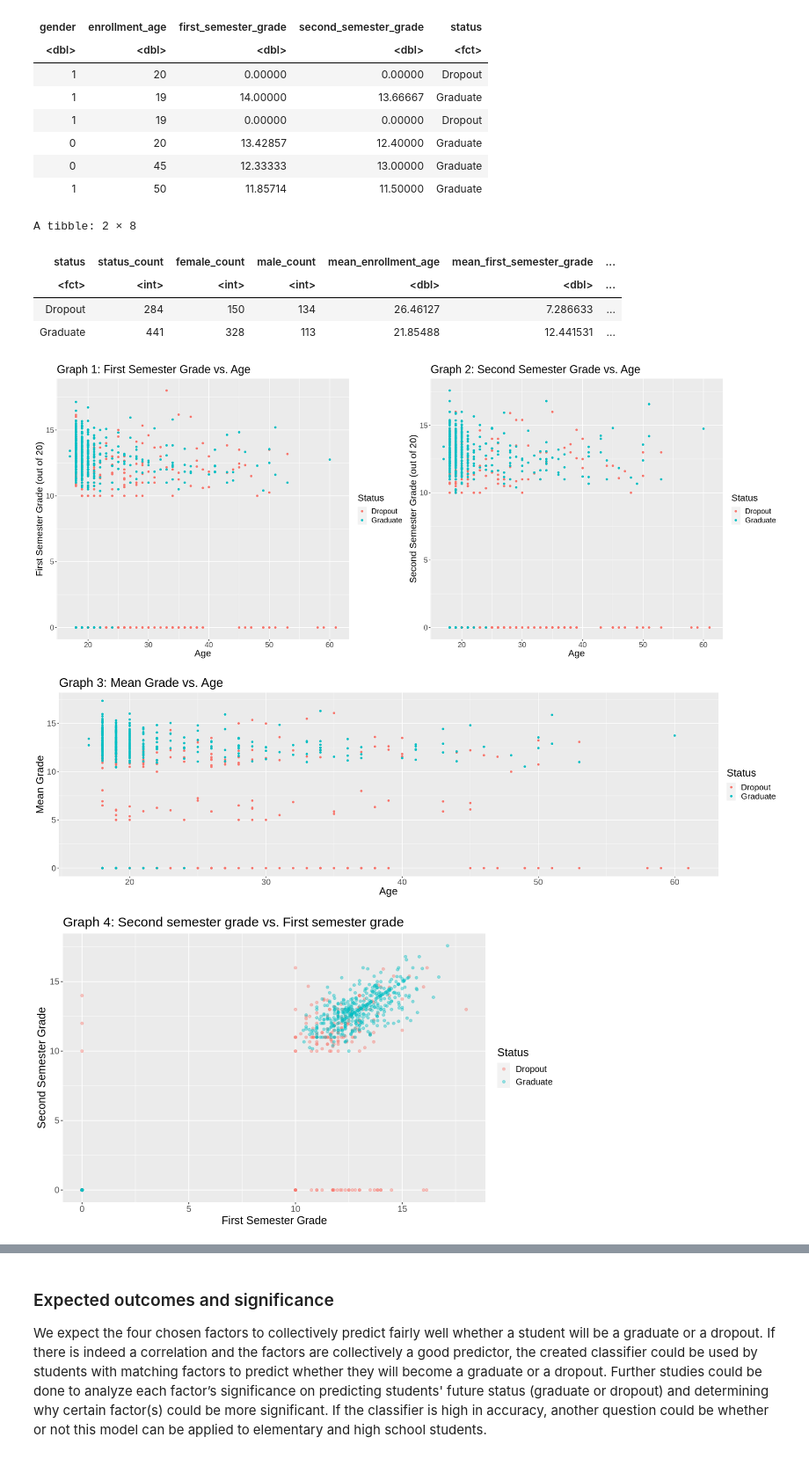
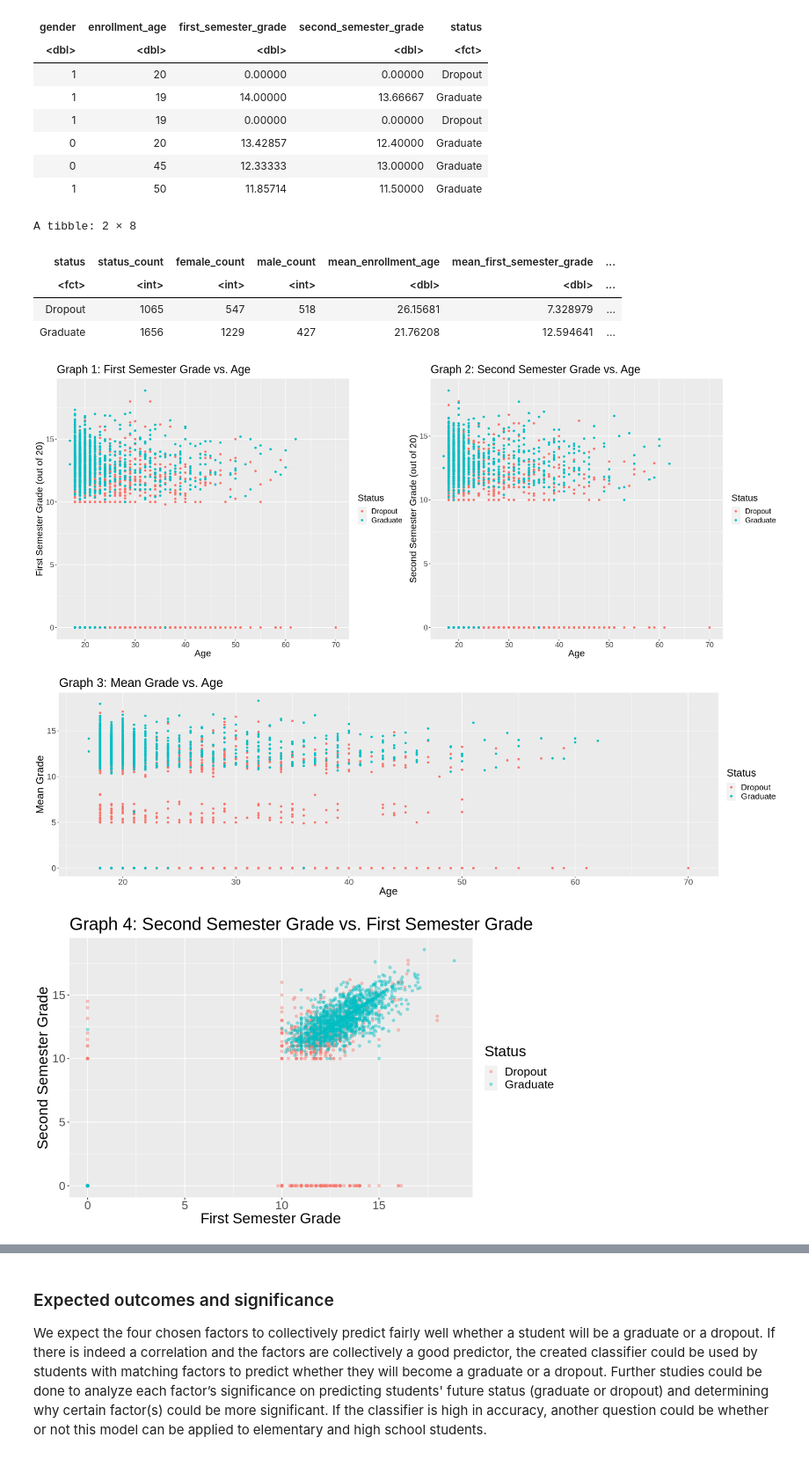
Before and after one commit to ekang27kc/dsci100-2023-T2-Group01-project, a Jupyter notebook: Project_Proposal.ipynb, the cells around one changed output, grey strips where cells are left out. Shown at 88% size. Drawn from its saved outputs; the diff is of its cells as text; code cells hidden in the pictures.

```diff
--- a/Project_Proposal.ipynb
+++ b/Project_Proposal.ipynb
@@ -64,7 +61,7 @@ A tibble: 6 × 5
 | 1 | 50 | 11.85714 | 11.50000 | Graduate |
 # %%
 # split data, create training data and testing data
-data_split <- initial_split(my_data, prop = 0.2, strata = status) # why prop=0.2 (20%)- isn't that too low?
+data_split <- initial_split(my_data, prop = 0.75, strata = status)
 data_train <- training(data_split)
 data_test <- testing(data_split)
 # %%
@@ -83,8 +80,8 @@ summary_table
 A tibble: 2 × 8
 | status | status_count | female_count | male_count | mean_enrollment_age | mean_first_semester_grade | ... |
 | <fct> | <int> | <int> | <int> | <dbl> | <dbl> | ... |
-| Dropout | 284 | 150 | 134 | 26.46127 | 7.286633 | ... |
-| Graduate | 441 | 328 | 113 | 21.85488 | 12.441531 | ... |
+| Dropout | 1065 | 547 | 518 | 26.15681 | 7.328979 | ... |
+| Graduate | 1656 | 1229 | 427 | 21.76208 | 12.594641 | ... |
 # %%
 # graph 1: first semester grade vs. age
 # graph 2: second semester grade vs. age
@@ -104,9 +101,9 @@ plot_two <- ggplot(data_train,
                            theme(text = element_text(size = 18))
 plot_grid(plot_one, plot_two)
 # %% [output]
-[figure, old version]
+[figure, new version]
 # %%
-# graph3: mean grade for the first and second semesters vs. age
+# graph 3: mean grade for the first and second semesters vs. age
 
 options(repr.plot.width = 20, repr.plot.height = 6)
 
@@ -119,20 +116,20 @@ mean_grade_plot <- data_train |>
     theme(text = element_text(size = 20))
 mean_grade_plot
 # %% [output]
-[figure, old version]
+[figure, new version]
 # %%
 # graph 4: second semester grade vs. first semester grade
 options(repr.plot.width = 10, repr.plot.height = 6)
 grade_plot <- ggplot(data_train,
                      aes(x = first_semester_grade, y = second_semester_grade, colour = status)) +
     geom_point(alpha = 0.4) +
     labs(x = "First Semester Grade", y = "Second Semester Grade",
-         title = "Graph 4: Second semester grade vs. First semester grade",
+         title = "Graph 4: Second Semester Grade vs. First Semester Grade",
          colour = "Status") +
-    theme(text = element_text(size = 15))
+    theme(text = element_text(size = 20))
 grade_plot
 # %% [output]
-[figure, old version]
+[figure, new version]
 # %%
 # graph 5: dropout proportion vs. sex
 options(repr.plot.width = 8, repr.plot.height = 8)
```
Also changed, not shown: parts of 4 cells of this notebook.
